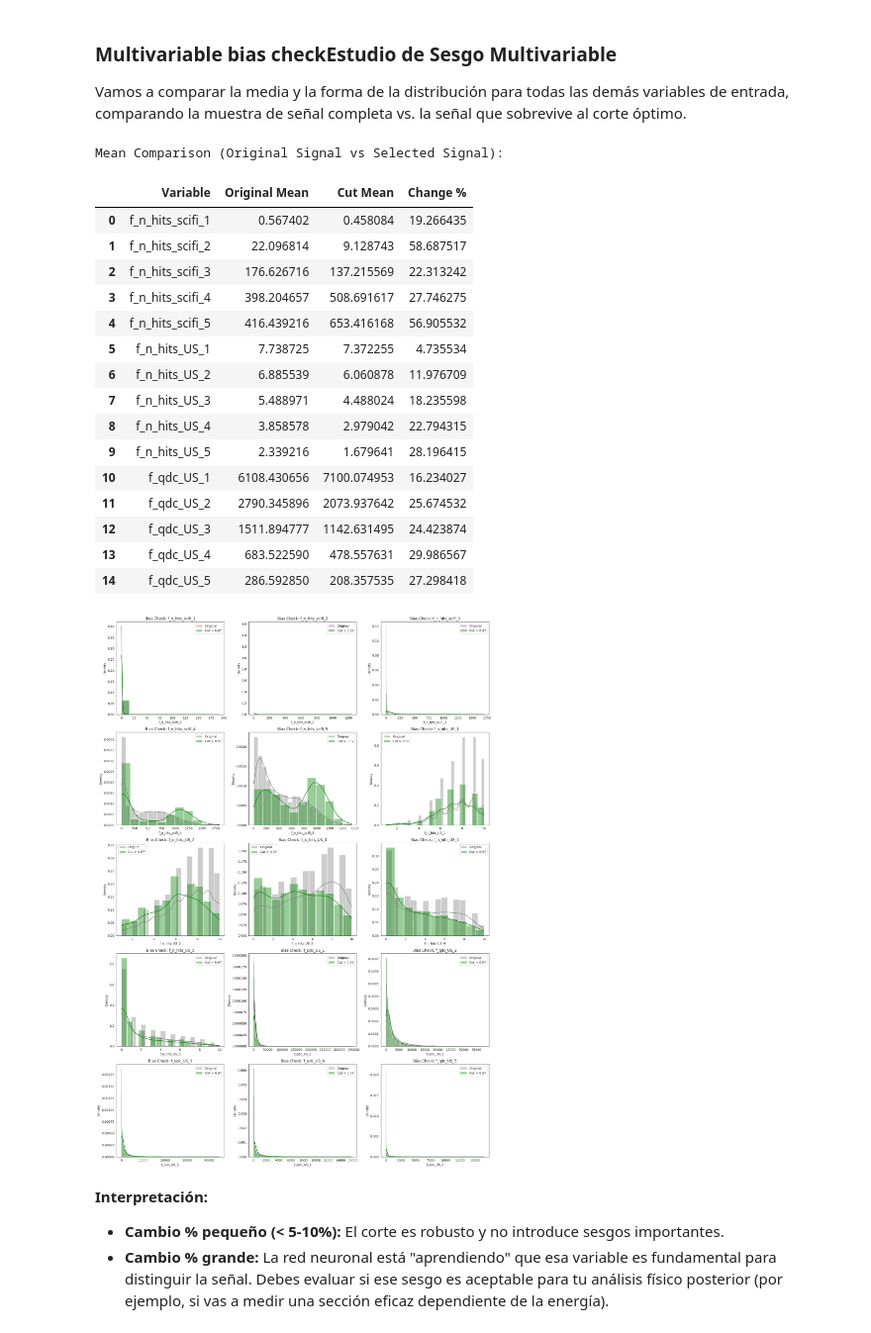
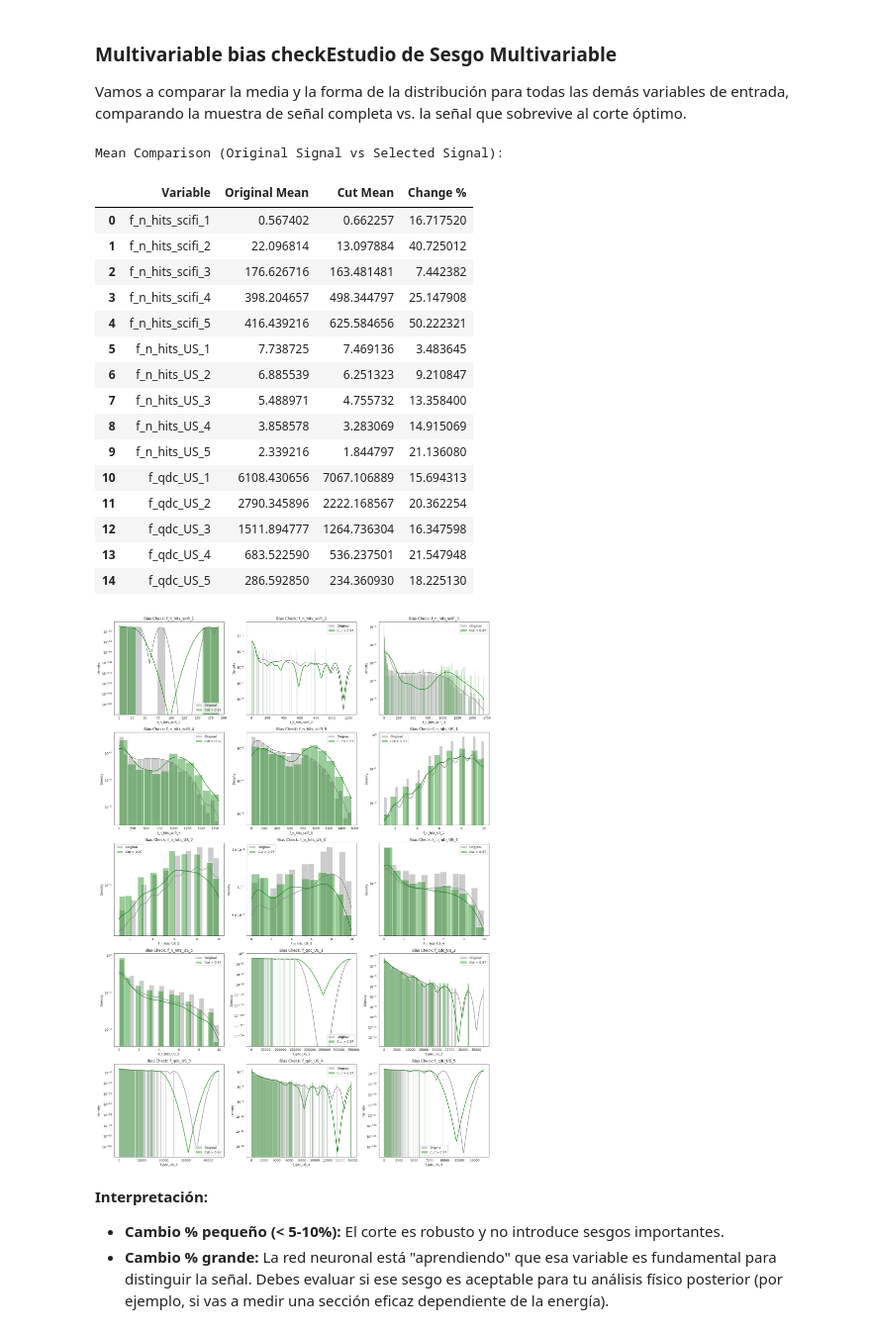
Before and after one commit to jajajandro/LIP_updated-codes, a Jupyter notebook: Template_ML.ipynb, the cells around one changed output. Shown at 99% size. Drawn from its saved outputs; the diff is of its cells as text; code cells hidden in the pictures.

```diff
--- a/Template_ML.ipynb
+++ b/Template_ML.ipynb
@@ -140,7 +140,7 @@ In order to normalize our data we need to define which variables we want to use
 # %%
 # Lista de variables a excluir del entrenamiento
 # Puedes añadir aquí cualquier variable que consideres que no aporta información
-exclude_vars = ['target', 'signal_probability' , 'dens_sel']
+exclude_vars = ['target', 'signal_probability' , 'dens_sel', 'dens_sel2']
 
 # Creamos trainFeatures excluyendo las variables de la lista
 trainFeatures = [var for var in FullSignal.columns if var not in exclude_vars]
@@ -952,51 +951,51 @@ for var in vars_to_check1:
     })
 
 df_stats = pd.DataFrame(stats_comp)
 print("Mean Comparison (Original Signal vs Selected Signal):")
 display(df_stats)
 
 # 4. Automated Visualization (Grid)
 n_vars = len(vars_to_check1)
 cols = 3
 rows = (n_vars + cols - 1) // cols
 
 fig, axes = plt.subplots(rows, cols, figsize=(18, 5 * rows))
 axes = axes.flatten()
 
 for i, var in enumerate(vars_to_check1):
     # Normalized histograms (density) to compare shapes regardless of sample size
-    sns.histplot(signal_with_score[var], color='gray', label='Original', kde=True, stat='density', ax=axes[i], alpha=0.4)
-    sns.histplot(signal_selected[var], color='green', label=f'Cut > {best_cut}', kde=True, stat='density', ax=axes[i], alpha=0.4)
+    sns.histplot(signal_with_score[var], color='gray', label='Original', kde=True, stat='density', ax=axes[i], alpha=0.4, log=True)
+    sns.histplot(signal_selected[var], color='green', label=f'Cut > {best_cut}', kde=True, stat='density', ax=axes[i], alpha=0.4, log=True)
     axes[i].set_title(f'Bias Check: {var}')
     axes[i].set_xlabel(var)
     axes[i].set_ylabel('Density')
     axes[i].legend()
 
 # Remove empty subplots if the number of variables isn't a multiple of columns
 for j in range(i + 1, len(axes)):
     fig.delaxes(axes[j])
 
 plt.tight_layout()
 plt.show()
 # %% [output]
 Mean Comparison (Original Signal vs Selected Signal):
 |  | Variable | Original Mean | Cut Mean | Change % |
-| 0 | f_n_hits_scifi_1 | 0.567402 | 0.458084 | 19.266435 |
-| 1 | f_n_hits_scifi_2 | 22.096814 | 9.128743 | 58.687517 |
-| 2 | f_n_hits_scifi_3 | 176.626716 | 137.215569 | 22.313242 |
-| 3 | f_n_hits_scifi_4 | 398.204657 | 508.691617 | 27.746275 |
-| 4 | f_n_hits_scifi_5 | 416.439216 | 653.416168 | 56.905532 |
-| 5 | f_n_hits_US_1 | 7.738725 | 7.372255 | 4.735534 |
-| 6 | f_n_hits_US_2 | 6.885539 | 6.060878 | 11.976709 |
-| 7 | f_n_hits_US_3 | 5.488971 | 4.488024 | 18.235598 |
-| 8 | f_n_hits_US_4 | 3.858578 | 2.979042 | 22.794315 |
-| 9 | f_n_hits_US_5 | 2.339216 | 1.679641 | 28.196415 |
-| 10 | f_qdc_US_1 | 6108.430656 | 7100.074953 | 16.234027 |
-| 11 | f_qdc_US_2 | 2790.345896 | 2073.937642 | 25.674532 |
-| 12 | f_qdc_US_3 | 1511.894777 | 1142.631495 | 24.423874 |
-| 13 | f_qdc_US_4 | 683.522590 | 478.557631 | 29.986567 |
-| 14 | f_qdc_US_5 | 286.592850 | 208.357535 | 27.298418 |
+| 0 | f_n_hits_scifi_1 | 0.567402 | 0.662257 | 16.717520 |
+| 1 | f_n_hits_scifi_2 | 22.096814 | 13.097884 | 40.725012 |
+| 2 | f_n_hits_scifi_3 | 176.626716 | 163.481481 | 7.442382 |
+| 3 | f_n_hits_scifi_4 | 398.204657 | 498.344797 | 25.147908 |
+| 4 | f_n_hits_scifi_5 | 416.439216 | 625.584656 | 50.222321 |
+| 5 | f_n_hits_US_1 | 7.738725 | 7.469136 | 3.483645 |
+| 6 | f_n_hits_US_2 | 6.885539 | 6.251323 | 9.210847 |
+| 7 | f_n_hits_US_3 | 5.488971 | 4.755732 | 13.358400 |
+| 8 | f_n_hits_US_4 | 3.858578 | 3.283069 | 14.915069 |
+| 9 | f_n_hits_US_5 | 2.339216 | 1.844797 | 21.136080 |
+| 10 | f_qdc_US_1 | 6108.430656 | 7067.106889 | 15.694313 |
+| 11 | f_qdc_US_2 | 2790.345896 | 2222.168567 | 20.362254 |
+| 12 | f_qdc_US_3 | 1511.894777 | 1264.736304 | 16.347598 |
+| 13 | f_qdc_US_4 | 683.522590 | 536.237501 | 21.547948 |
+| 14 | f_qdc_US_5 | 286.592850 | 234.360930 | 18.225130 |
-[figure, old version]
+[figure, new version]
 # %% [markdown]
 **Interpretación:**
 
```
Also changed, not shown: parts of 21 cells of this notebook.
